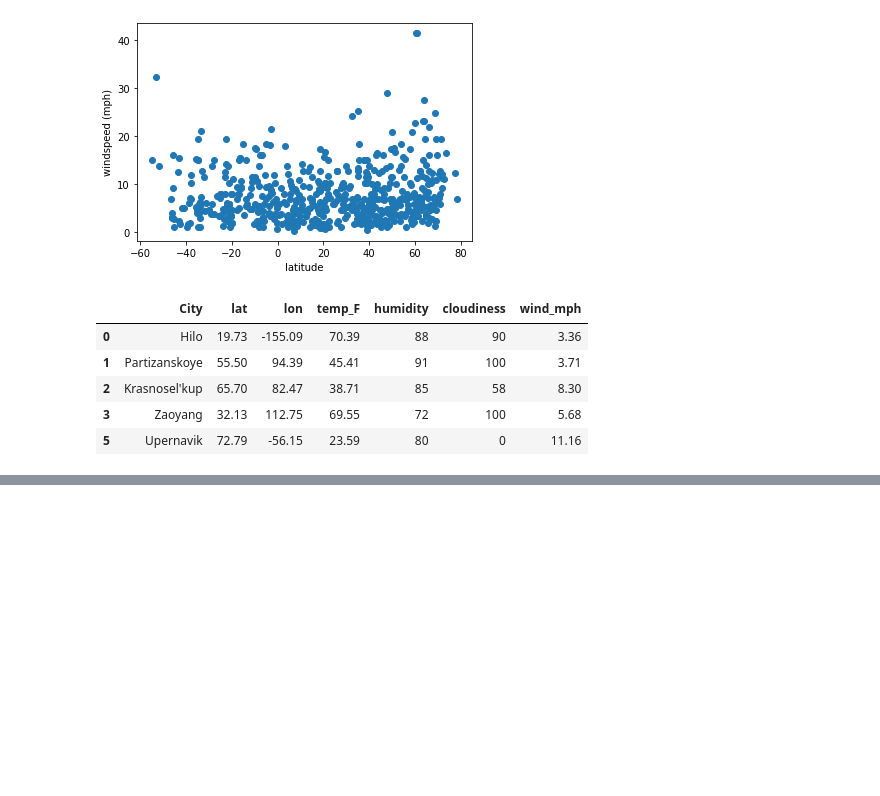
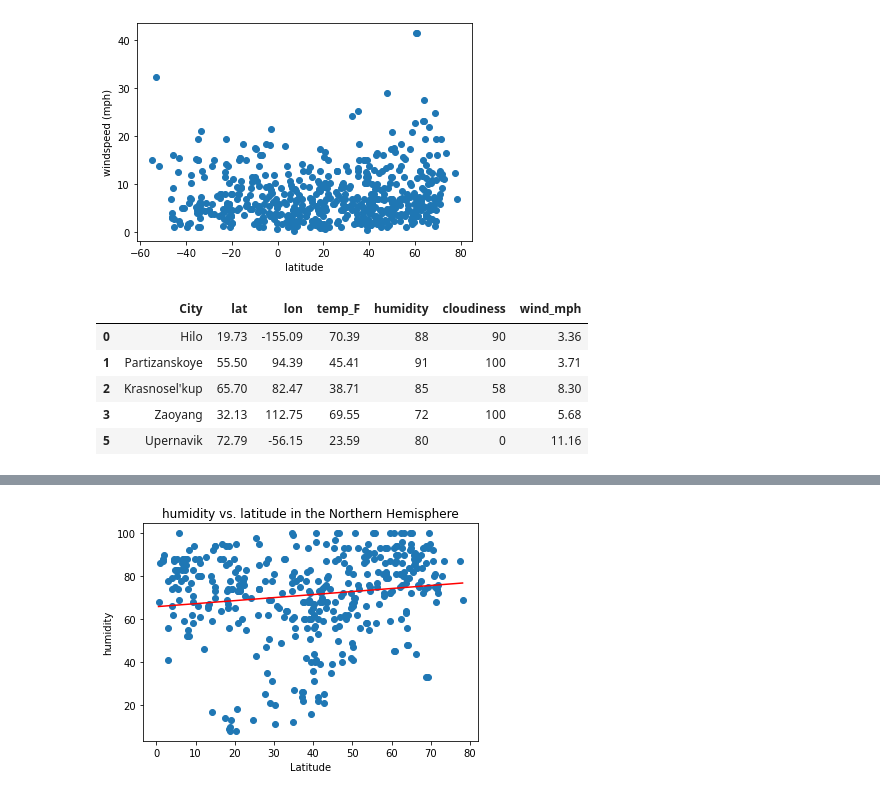
Before and after one commit to rchaynie/python-api-challenge, a Jupyter notebook: WeatherPy/Untitled.ipynb, the cells around one changed output, grey strips where cells are left out. Drawn from its saved outputs; the diff is of its cells as text; code cells hidden in the pictures; blank space fills up the shorter version.

```diff
--- a/WeatherPy/Untitled.ipynb
+++ b/WeatherPy/Untitled.ipynb
@@ -176,0 +191,14 @@ plt.show()
+# %%
+plt.scatter(northern_hem["lat"],northern_hem["humidity"])
+plt.title("humidity vs. latitude in the Northern Hemisphere")
+plt.xlabel("Latitude")
+plt.ylabel("humidity")
+coeff=np.polyfit(northern_hem["lat"],northern_hem["humidity"],1)
+m=coeff[0]
+b=coeff[1]
+l_trend=np.arange(min(northern_hem.lat),max(northern_hem.lat),.1)
+t_trend=m*l_trend+b
+plt.plot(l_trend,t_trend,"r-")
+plt.show()
+# %% [output]
+[figure, added]
```
Also changed, not shown: parts of 7 cells of this notebook.
